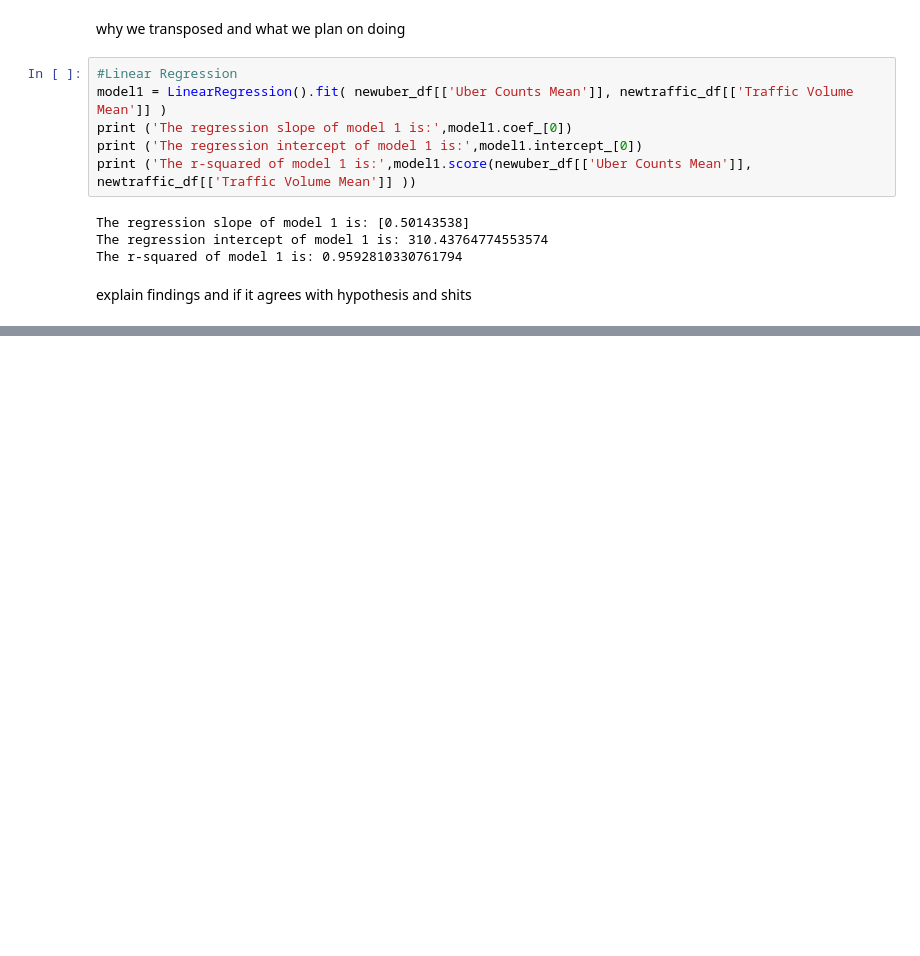
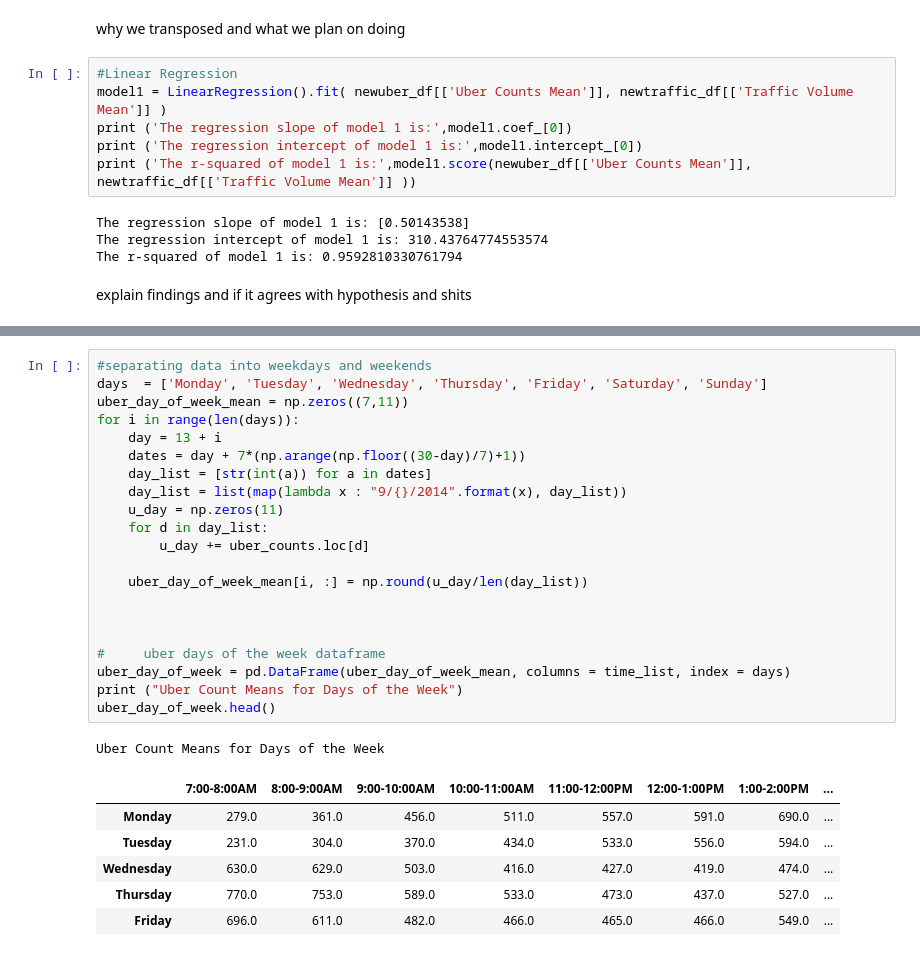
Before and after one commit to jl2586/INFO-2950-Final-Project, a Jupyter notebook: Final Project.ipynb, the cells around one changed output, grey strips where cells are left out. Saved outputs shown, nothing was run; the diff lists cells and outputs as text; blank space fills up the shorter version.

```diff
--- a/Final Project.ipynb
+++ b/Final Project.ipynb
@@ -230,0 +259,29 @@ explain findings and if it agrees with hypothesis and shits
+# %%
+#separating data into weekdays and weekends
+days  = ['Monday', 'Tuesday', 'Wednesday', 'Thursday', 'Friday', 'Saturday', 'Sunday']
+uber_day_of_week_mean = np.zeros((7,11))
+for i in range(len(days)):
+    day = 13 + i
+    dates = day + 7*(np.arange(np.floor((30-day)/7)+1))
+    day_list = [str(int(a)) for a in dates]
+    day_list = list(map(lambda x : "9/{}/2014".format(x), day_list))
+    u_day = np.zeros(11)
+    for d in day_list:
+        u_day += uber_counts.loc[d]
+
+    uber_day_of_week_mean[i, :] = np.round(u_day/len(day_list))
+
+
+
+#     uber days of the week dataframe
+uber_day_of_week = pd.DataFrame(uber_day_of_week_mean, columns = time_list, index = days)
+print ("Uber Count Means for Days of the Week")
+uber_day_of_week.head()
+# %% [output]
+Uber Count Means for Days of the Week
+|  | 7:00-8:00AM | 8:00-9:00AM | 9:00-10:00AM | 10:00-11:00AM | 11:00-12:00PM | 12:00-1:00PM | 1:00-2:00PM | ... |
+| Monday | 279.0 | 361.0 | 456.0 | 511.0 | 557.0 | 591.0 | 690.0 | ... |
+| Tuesday | 231.0 | 304.0 | 370.0 | 434.0 | 533.0 | 556.0 | 594.0 | ... |
+| Wednesday | 630.0 | 629.0 | 503.0 | 416.0 | 427.0 | 419.0 | 474.0 | ... |
+| Thursday | 770.0 | 753.0 | 589.0 | 533.0 | 473.0 | 437.0 | 527.0 | ... |
+| Friday | 696.0 | 611.0 | 482.0 | 466.0 | 465.0 | 466.0 | 549.0 | ... |
```
Also changed, not shown: parts of 6 cells of this notebook.
